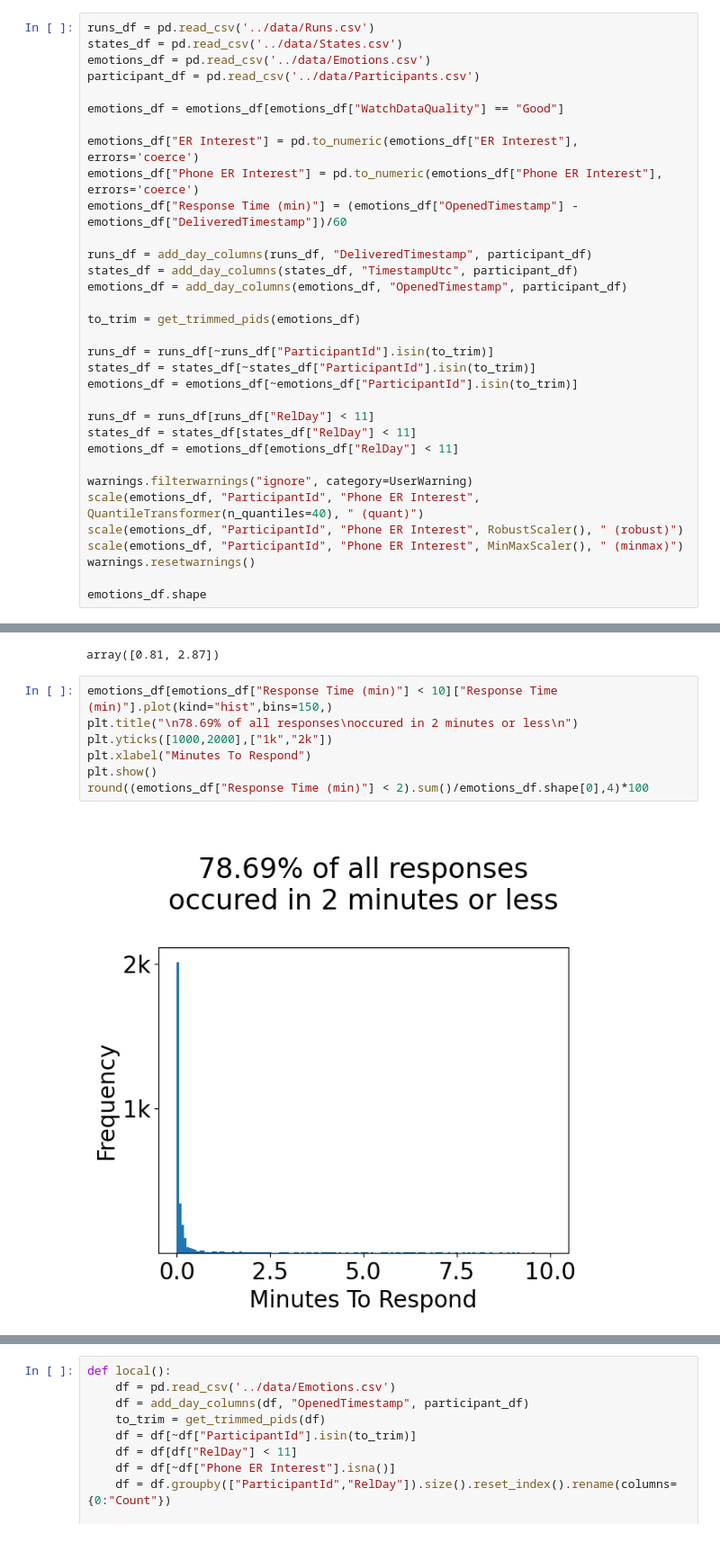
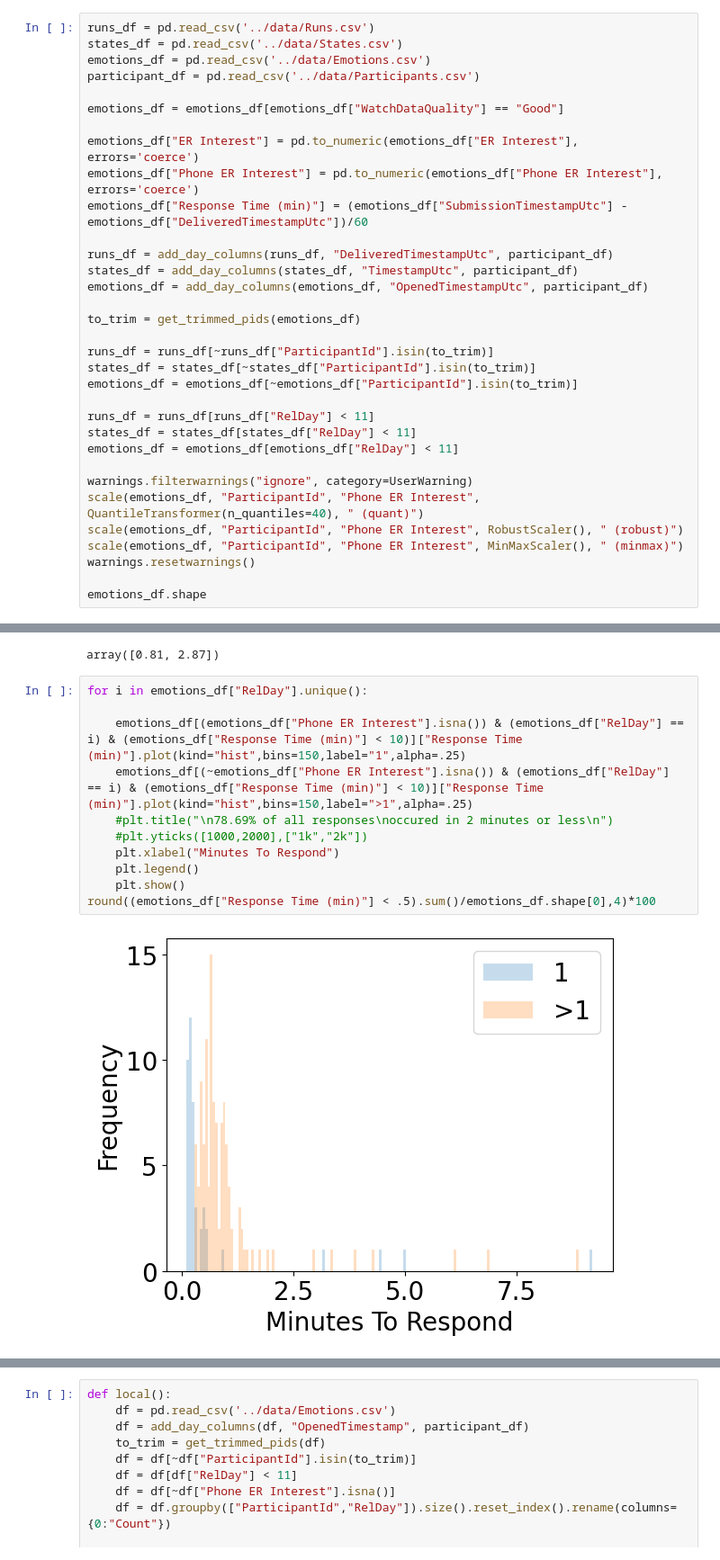
Before and after one commit to mrucker/diss, a Jupyter notebook: sapiens/notebooks/exploratory.ipynb, the cells around one changed output, grey strips where cells are left out. Shown at 90% size. Cells and saved outputs as stored; diff of their text form.

```diff
--- a/sapiens/notebooks/exploratory.ipynb
+++ b/sapiens/notebooks/exploratory.ipynb
@@ -56,11 +57,11 @@ emotions_df = emotions_df[emotions_df["WatchDataQuality"] == "Good"]
 
 emotions_df["ER Interest"] = pd.to_numeric(emotions_df["ER Interest"], errors='coerce')
 emotions_df["Phone ER Interest"] = pd.to_numeric(emotions_df["Phone ER Interest"], errors='coerce')
-emotions_df["Response Time (min)"] = (emotions_df["OpenedTimestamp"] - emotions_df["DeliveredTimestamp"])/60
+emotions_df["Response Time (min)"] = (emotions_df["SubmissionTimestampUtc"] - emotions_df["DeliveredTimestampUtc"])/60
 
-runs_df = add_day_columns(runs_df, "DeliveredTimestamp", participant_df)
+runs_df = add_day_columns(runs_df, "DeliveredTimestampUtc", participant_df)
 states_df = add_day_columns(states_df, "TimestampUtc", participant_df)
-emotions_df = add_day_columns(emotions_df, "OpenedTimestamp", participant_df)
+emotions_df = add_day_columns(emotions_df, "OpenedTimestampUtc", participant_df)
 
 to_trim = get_trimmed_pids(emotions_df)
 
@@ -117,11 +118,15 @@ local()
 [figure]
 array([0.81, 2.87])
 # %%
-emotions_df[emotions_df["Response Time (min)"] < 10]["Response Time (min)"].plot(kind="hist",bins=150,)
-plt.title("\n78.69% of all responses\noccured in 2 minutes or less\n")
-plt.yticks([1000,2000],["1k","2k"])
-plt.xlabel("Minutes To Respond")
-plt.show()
-round((emotions_df["Response Time (min)"] < 2).sum()/emotions_df.shape[0],4)*100
+for i in emotions_df["RelDay"].unique():
+
+    emotions_df[(emotions_df["Phone ER Interest"].isna()) & (emotions_df["RelDay"] == i) & (emotions_df["Response Time (min)"] < 10)]["Response Time (min)"].plot(kind="hist",bins=150,label="1",alpha=.25)
+    emotions_df[(~emotions_df["Phone ER Interest"].isna()) & (emotions_df["RelDay"] == i) & (emotions_df["Response Time (min)"] < 10)]["Response Time (min)"].plot(kind="hist",bins=150,label=">1",alpha=.25)
+    #plt.title("\n78.69% of all responses\noccured in 2 minutes or less\n")
+    #plt.yticks([1000,2000],["1k","2k"])
+    plt.xlabel("Minutes To Respond")
+    plt.legend()
+    plt.show()
+round((emotions_df["Response Time (min)"] < .5).sum()/emotions_df.shape[0],4)*100
 # %% [output]
-[figure, old version]
+[figure, new version]
```
Also changed, not shown: parts of 27 cells of this notebook, 4 other files.
